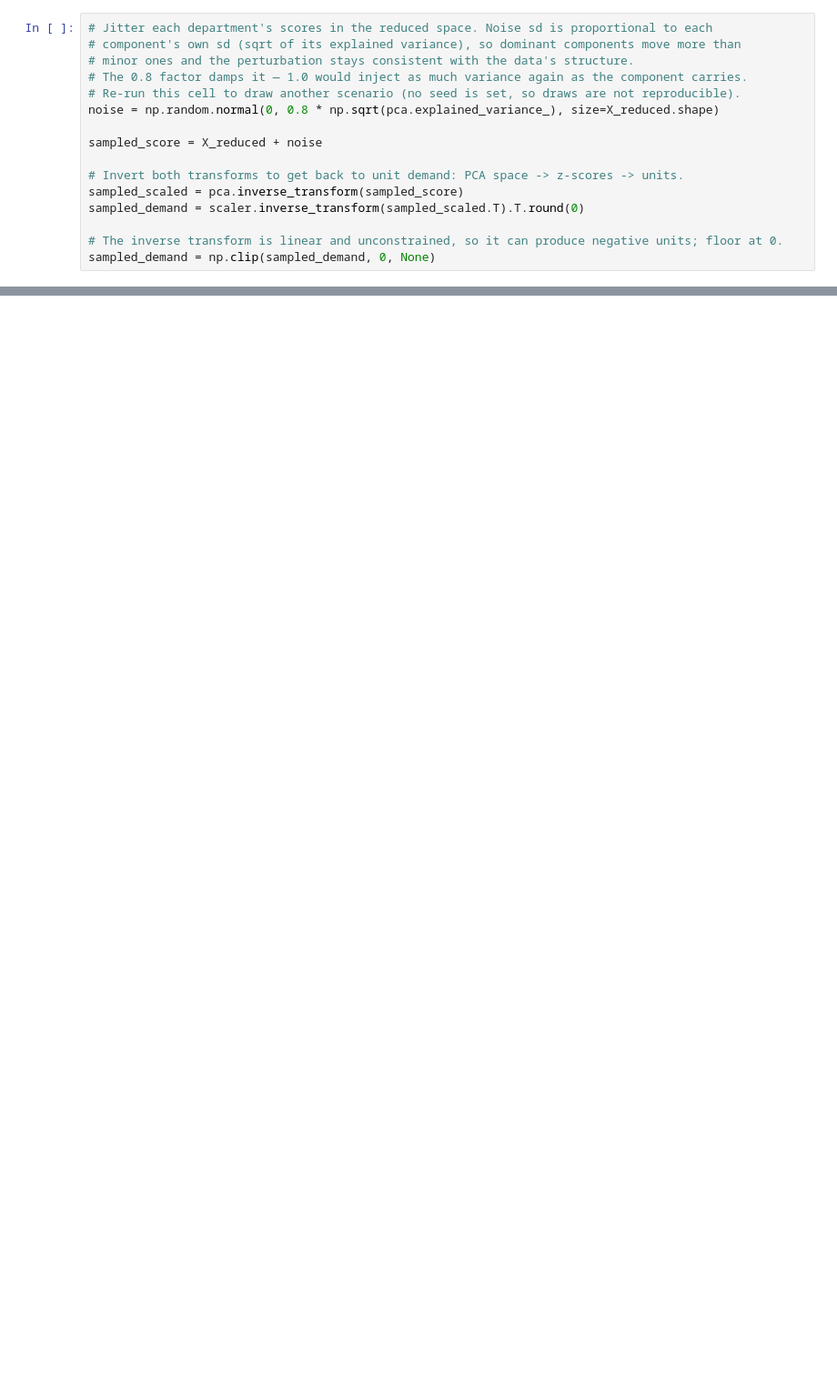
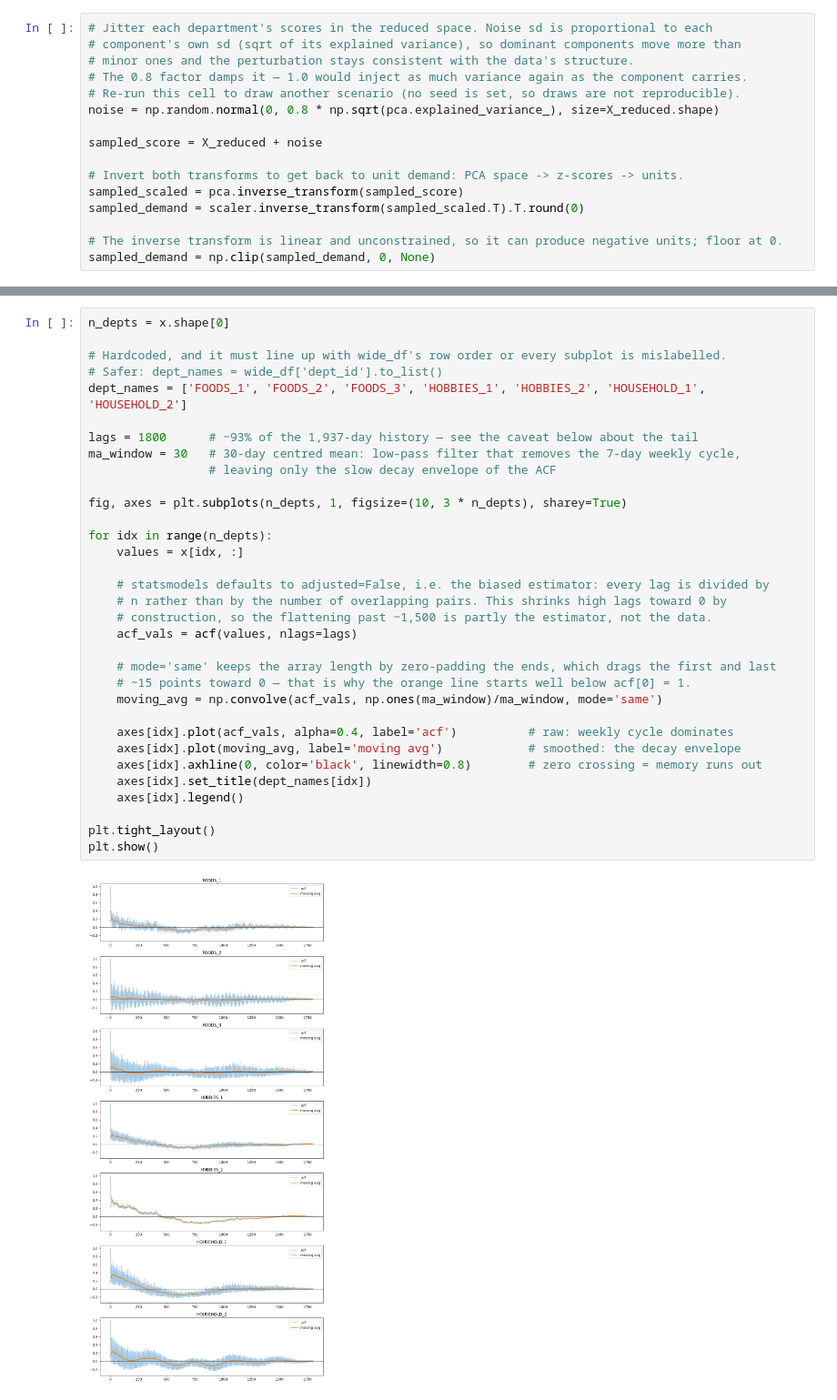
Before and after one commit to peppy-senpai/retail-revenue-management, a Jupyter notebook: code/work/work.ipynb, the cells around one changed output, grey strips where cells are left out. Shown at 91% size. Cells and saved outputs as stored; diff of their text form; blank space fills up the shorter version.

```diff
--- a/code/work/work.ipynb
+++ b/code/work/work.ipynb
@@ -427,0 +453,35 @@ sns.lineplot(sampled_demand[idx, :], label='synthetic', alpha=0.6)
+# %%
+n_depts = x.shape[0]
+
+# Hardcoded, and it must line up with wide_df's row order or every subplot is mislabelled.
+# Safer: dept_names = wide_df['dept_id'].to_list()
+dept_names = ['FOODS_1', 'FOODS_2', 'FOODS_3', 'HOBBIES_1', 'HOBBIES_2', 'HOUSEHOLD_1', 'HOUSEHOLD_2']
+
+lags = 1800      # ~93% of the 1,937-day history — see the caveat below about the tail
+ma_window = 30   # 30-day centred mean: low-pass filter that removes the 7-day weekly cycle,
+                 # leaving only the slow decay envelope of the ACF
+
+fig, axes = plt.subplots(n_depts, 1, figsize=(10, 3 * n_depts), sharey=True)
+
+for idx in range(n_depts):
+    values = x[idx, :]
+
+    # statsmodels defaults to adjusted=False, i.e. the biased estimator: every lag is divided by
+    # n rather than by the number of overlapping pairs. This shrinks high lags toward 0 by
+    # construction, so the flattening past ~1,500 is partly the estimator, not the data.
+    acf_vals = acf(values, nlags=lags)
+
+    # mode='same' keeps the array length by zero-padding the ends, which drags the first and last
+    # ~15 points toward 0 — that is why the orange line starts well below acf[0] = 1.
+    moving_avg = np.convolve(acf_vals, np.ones(ma_window)/ma_window, mode='same')
+
+    axes[idx].plot(acf_vals, alpha=0.4, label='acf')          # raw: weekly cycle dominates
+    axes[idx].plot(moving_avg, label='moving avg')            # smoothed: the decay envelope
+    axes[idx].axhline(0, color='black', linewidth=0.8)        # zero crossing = memory runs out
+    axes[idx].set_title(dept_names[idx])
+    axes[idx].legend()
+
+plt.tight_layout()
+plt.show()
+# %% [output]
+[figure, added]
```
Also changed, not shown: parts of 8 cells of this notebook, 3 other files.
